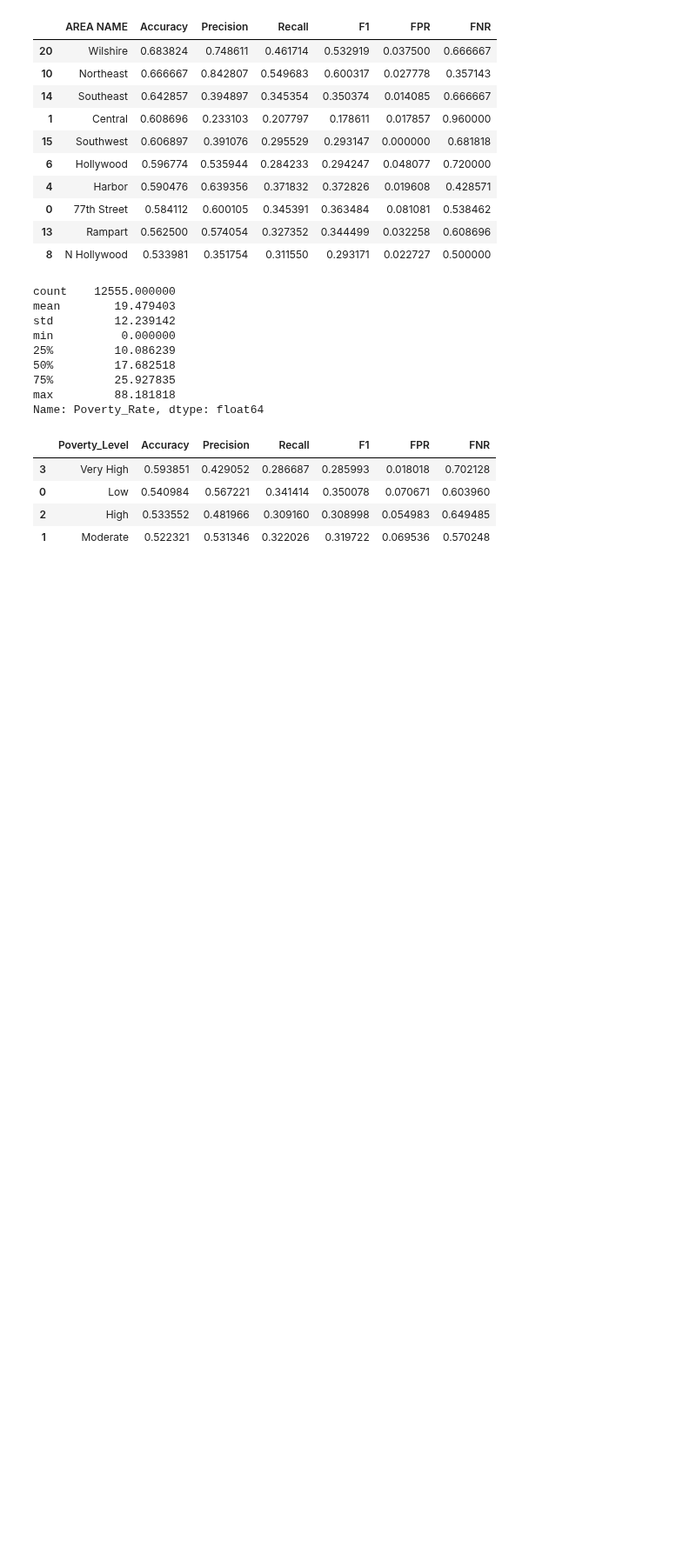
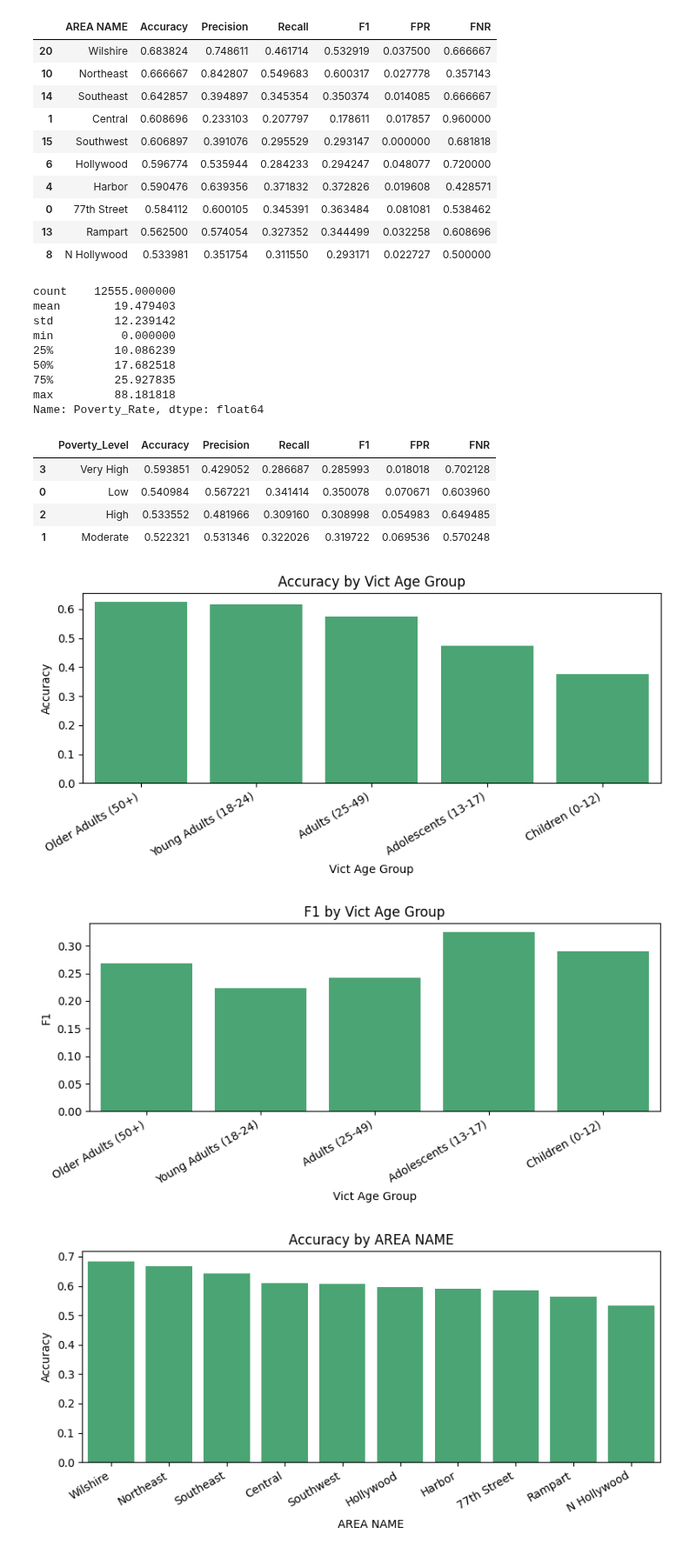
Before and after one commit to emilynnguyen1/Violent-Sexual-Crimes, a Jupyter notebook: notebooks/Hospital-Data-Integration-Cleaning.ipynb, the cells around one changed output. Shown at 87% size. Cells and saved outputs as stored; diff of their text form; code cells hidden in the pictures; blank space fills up the shorter version.

Commit message:
Fairness visualizations

```diff
--- a/notebooks/Hospital-Data-Integration-Cleaning.ipynb
+++ b/notebooks/Hospital-Data-Integration-Cleaning.ipynb
@@ -1702,3 +1702,30 @@ metrics_by_poverty.head()
 | 0 | Low | 0.540984 | 0.567221 | 0.341414 | 0.350078 | 0.070671 | 0.603960 |
 | 2 | High | 0.533552 | 0.481966 | 0.309160 | 0.308998 | 0.054983 | 0.649485 |
 | 1 | Moderate | 0.522321 | 0.531346 | 0.322026 | 0.319722 | 0.069536 | 0.570248 |
+# %%
+def plot_fairness_metrics(df, group_col, metrics=['Accuracy', 'F1']):
+    """
+    Plots bar charts of specified metrics by group.
+    """
+    for metric in metrics:
+        plt.figure(figsize=(8,4))
+        sns.barplot(data=df, x=group_col, y=metric, color='mediumseagreen')
+        plt.title(f'{metric} by {group_col}')
+        plt.ylabel(metric)
+        plt.xlabel(group_col)
+        plt.xticks(rotation=30, ha='right')
+        plt.tight_layout()
+        plt.show()
+
+# Visualize disparities for Victim Age Group
+plot_fairness_metrics(metrics_by_age, "Vict Age Group")
+
+# Visualize disparities for Area Name (optional: top 10 only)
+plot_fairness_metrics(metrics_by_area.head(10), "AREA NAME")
+
+# Visualize disparities for Poverty Level
+plot_fairness_metrics(metrics_by_poverty, "Poverty_Level")
+# %% [output]
+[figure, added]
+[figure, added]
+[figure, added]
```
Also changed, not shown: parts of 3 cells of this notebook.
